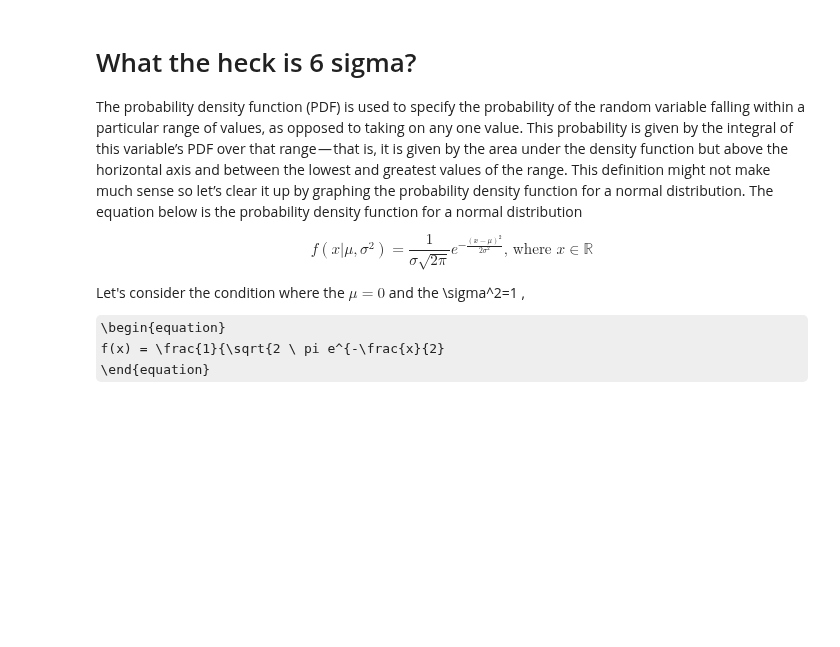
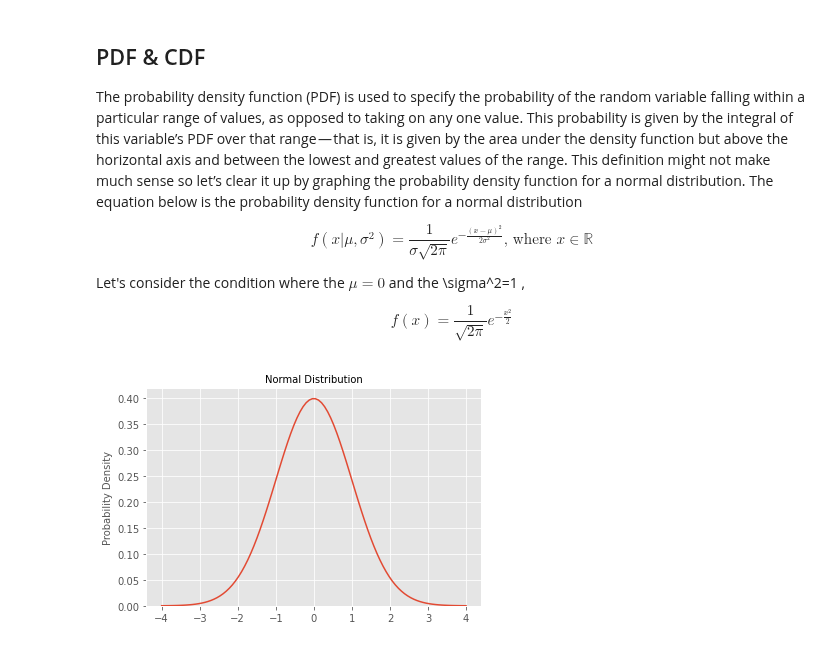
Before and after one commit to nithinivi/Deep_Learning_Discussion, a Jupyter notebook: 006 Table ,Tests & More normal Distribution.ipynb, the cells around one changed output. Cells and saved outputs as stored; diff of their text form; code cells hidden in the pictures; some formulas as TeX source; blank space fills up the shorter version.

```diff
--- a/006 Table ,Tests & More normal Distribution.ipynb
+++ b/006 Table ,Tests & More normal Distribution.ipynb
@@ -8,9 +14,7 @@ import matplotlib.pyplot as plt
 cm.style.use('ggplot')
 %matplotlib inline
 # %% [markdown]
-
-# What the heck is 6 sigma?
-
+## PDF & CDF
 The probability density function (PDF) is used to specify the probability of the random variable falling within a particular range of values, as opposed to taking on any one value. This probability is given by the integral of this variable’s PDF over that range — that is, it is given by the area under the density function but above the horizontal axis and between the lowest and greatest values of the range. This definition might not make much sense so let’s clear it up by graphing the probability density function for a normal distribution. The equation below is the probability density function for a normal distribution
 
 \begin{equation}
@@ -22,5 +26,19 @@ f(x | \mu , \sigma^2) = \frac{1}{\sigma \sqrt{2 \pi}}e^{-\frac{(x- \mu)^2}{2 \si
 Let's consider the condition where the $ \mu = 0 $  and the \sigma^2=1 ,
 
 \begin{equation}
-f(x) = \frac{1}{\sqrt{2 \ pi e^{-\frac{x}{2}
+f(x) = \frac{1}{ \sqrt{2 \pi}}e^{-\frac{x^2}{2}}
 \end{equation}
+# %%
+def get_pdf_normal_distribution(x):
+    constant = 1.0 / np.sqrt(2*np.pi)
+    return constant * np.exp((-x**2) / 2.0)
+# %%
+x = np.linspace(-4, 4, num = 100)
+fig, ax = plt.subplots();
+pdf = get_pdf_normal_distribution(x)
+ax.plot(x,pdf);
+ax.set_ylim(0);
+ax.set_title('Normal Distribution', size = 10);
+ax.set_ylabel('Probability Density', size = 10);
+# %% [output]
+[figure, added]
```
Also changed, not shown: parts of 5 cells of this notebook.
